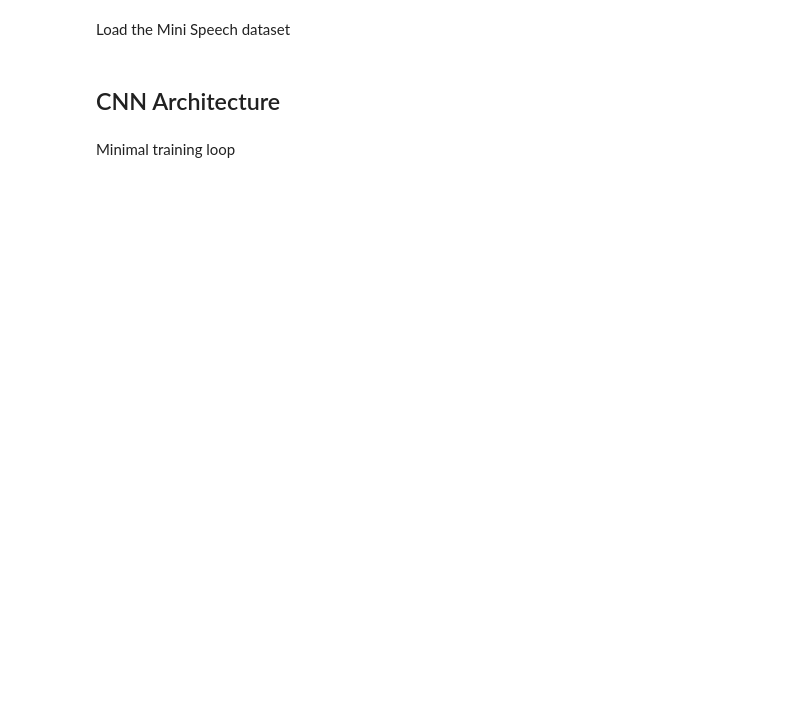
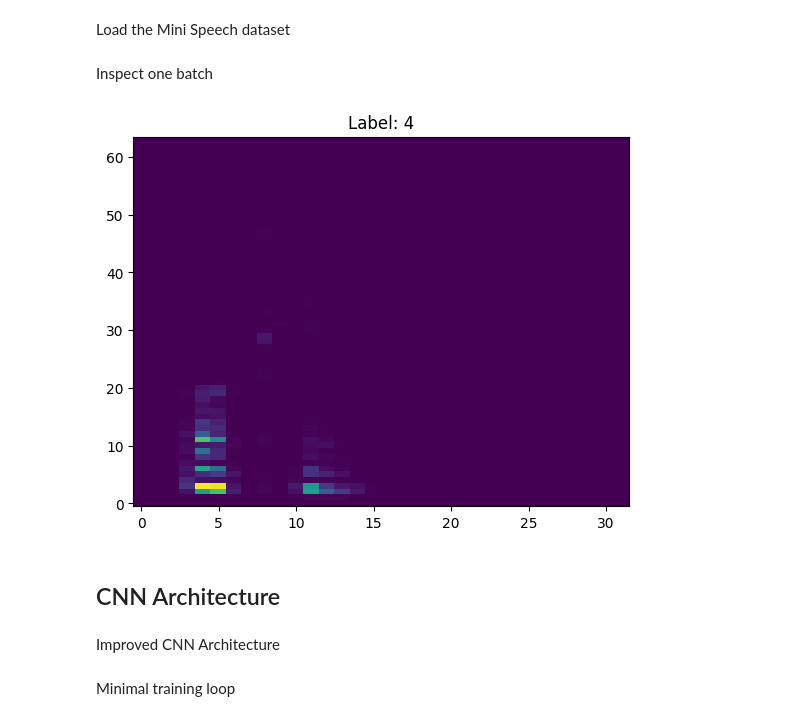
Before and after one commit to tunxu/coffeemachine-automatization, a Jupyter notebook: Code/pytorch_example_copy.ipynb, the cells around one changed output. Cells and saved outputs as stored; diff of their text form; code cells hidden in the pictures; blank space fills up the shorter version.

```diff
--- a/Code/pytorch_example_copy.ipynb
+++ b/Code/pytorch_example_copy.ipynb
@@ -61,11 +71,8 @@ class MyAudioDataset(Dataset):
         if waveform.shape[0] > 1:
             waveform = torch.mean(waveform, dim=0, keepdim=True)
 
-        # Apply transforms (e.g. MelSpectrogram)
-        if self.transform:
-            features = self.transform(waveform)
-        else:
-            features = waveform
+        # Normalize loudness
+        waveform = waveform / torch.max(torch.abs(waveform))
 
         # Pad shorter clips, trim longer clips
         max_len = self.sample_rate  # 1 second = 16000 samples
@@ -73,5 +80,12 @@ class MyAudioDataset(Dataset):
             waveform = torch.nn.functional.pad(waveform, (0, max_len - waveform.shape[1]))
         else:
             waveform = waveform[:, :max_len]
+
+        # Apply transforms (e.g. MelSpectrogram)
+        if self.transform:
+            features = self.transform(waveform)
+        else:
+            features = waveform
+
         return features, label
 # %%
@@ -82,3 +136,13 @@ train_loader = DataLoader(train_dataset, batch_size=1, shuffle=True)
+# %% [markdown]
+Inspect one batch
+# %%
+import matplotlib.pyplot as plt
+mel, label = next(iter(train_loader))
+plt.imshow(mel[0][0].cpu().numpy(), aspect='auto', origin='lower')
+plt.title(f"Label: {label[0]}")
+plt.show()
+# %% [output]
+[figure, added]
 # %% [markdown]
 ## CNN Architecture
 # %%
@@ -115,3 +179,5 @@ class KeywordCNN(nn.Module):
         x = self.dropout(x)
         x = self.fc(x)
         return x
+# %% [markdown]
+Improved CNN Architecture
```
Also changed, not shown: parts of 14 cells of this notebook, 4 other files.
